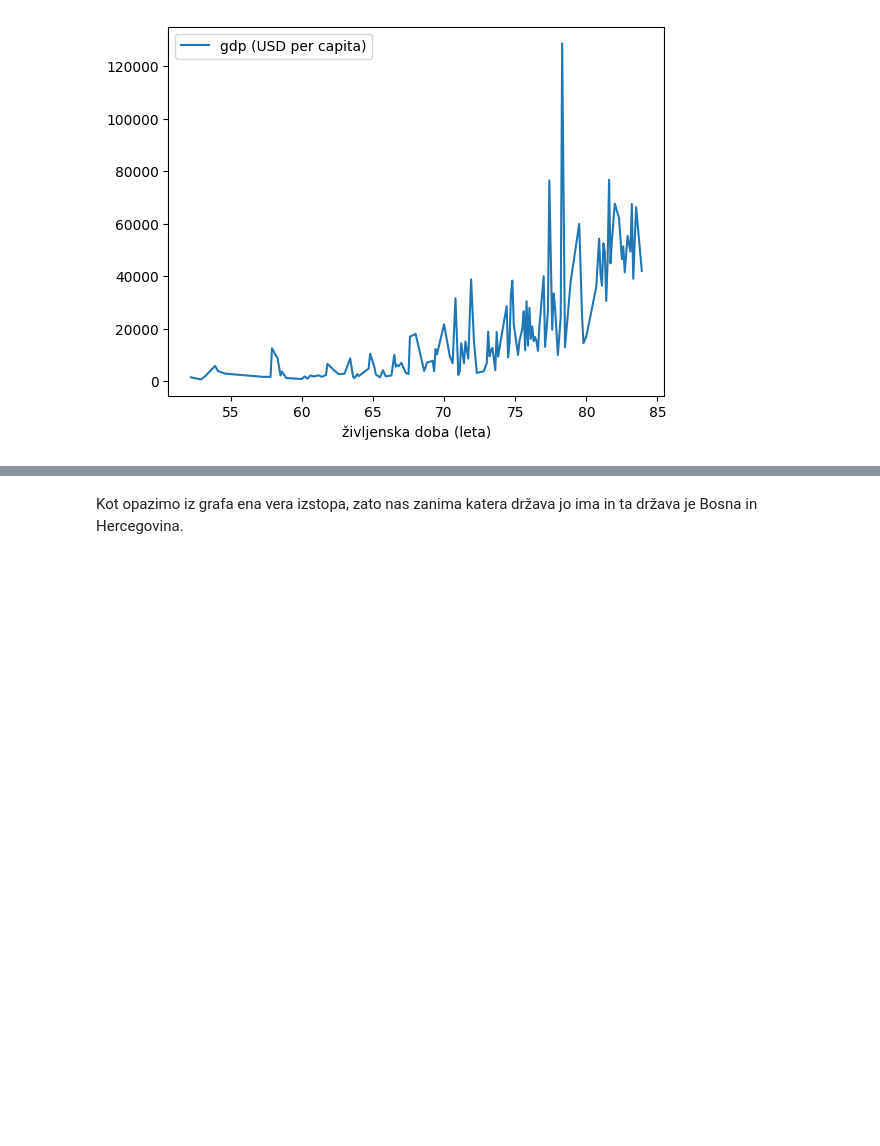
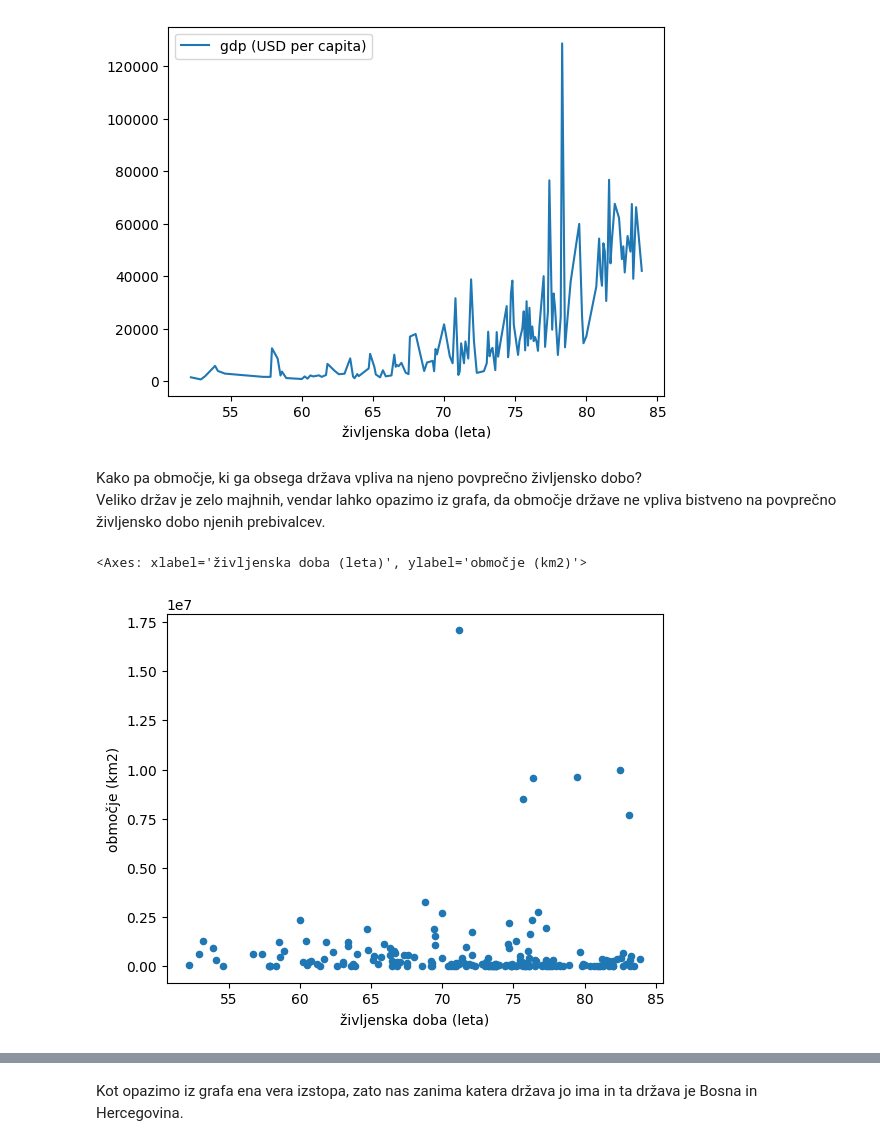
Before and after one commit to mianardin/Projektna_naloga, a Jupyter notebook: Analiza.ipynb, the cells around one changed output, grey strips where cells are left out. Drawn from its saved outputs; the diff is of its cells as text; code cells hidden in the pictures; blank space fills up the shorter version.

```diff
--- a/Analiza.ipynb
+++ b/Analiza.ipynb
@@ -83,4 +74,12 @@ podtabela2.groupby(by='življenska doba (leta)').agg({'gdp (USD per capita)':"me
 # %% [output]
 <Axes: xlabel='življenska doba (leta)'>
 [figure]
+# %% [markdown]
+Kako pa območje, ki ga obsega država vpliva na njeno povprečno življensko dobo?<br>Veliko držav je zelo majhnih, vendar lahko opazimo iz grafa, da območje države ne vpliva bistveno na povprečno življensko dobo njenih prebivalcev.
+# %%
+podtabela3 = drzave[filter_doba].copy()
+podtabela3.plot.scatter(x='življenska doba (leta)', y='območje (km2)')
+# %% [output]
+<Axes: xlabel='življenska doba (leta)', ylabel='območje (km2)'>
+[figure, added]
 # %% [markdown]
```
Also changed, not shown: parts of 23 cells of this notebook, 5 other files.
